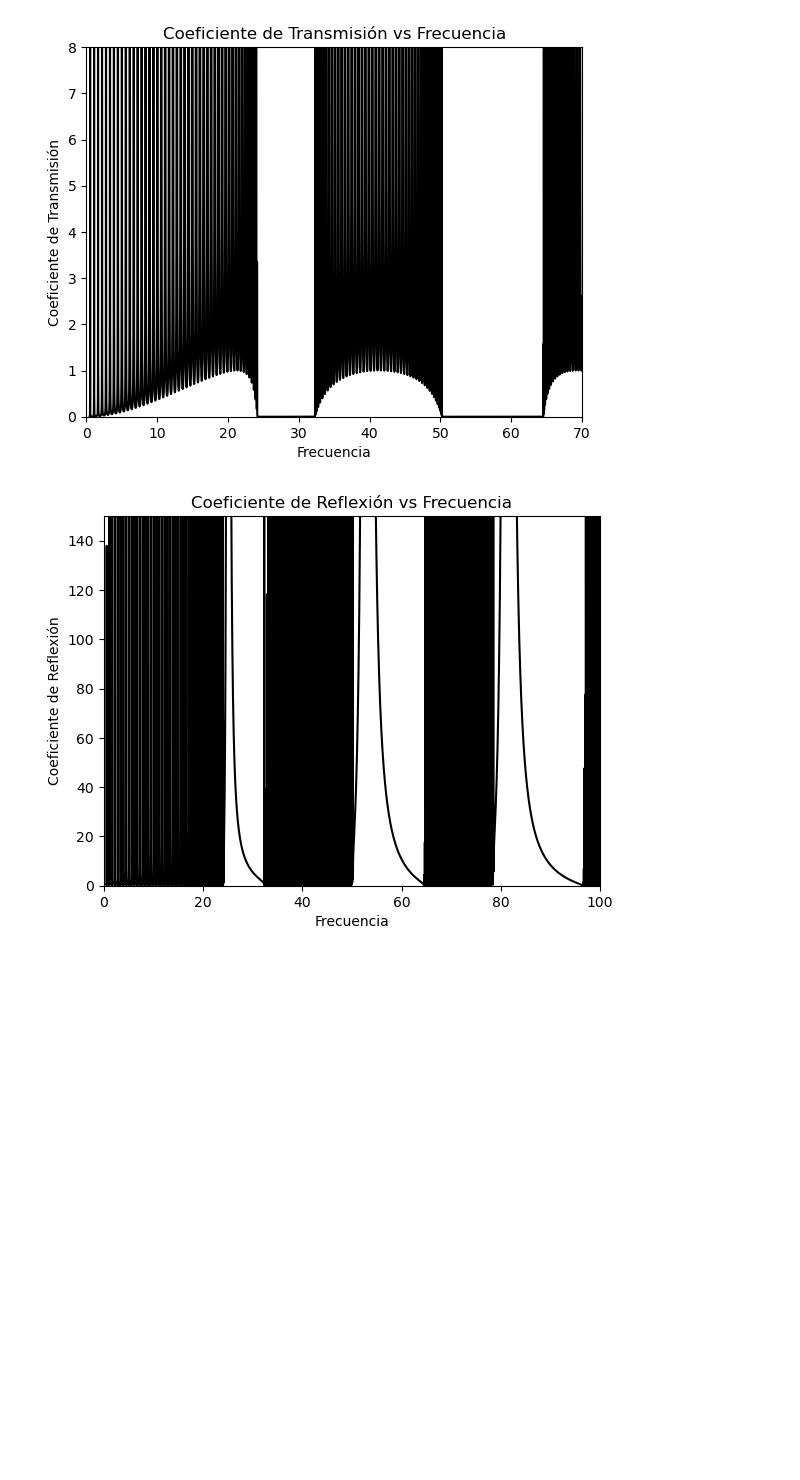
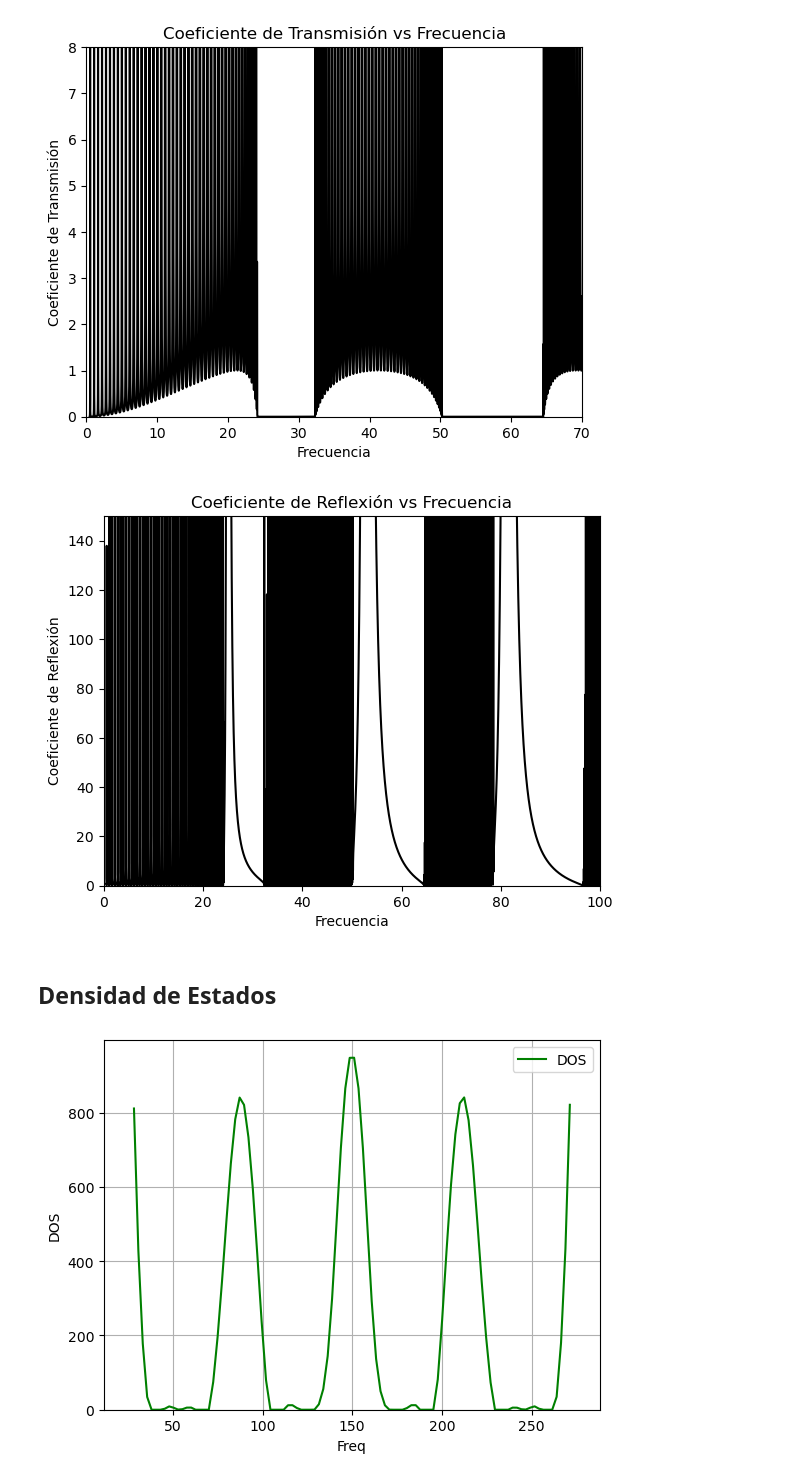
Before and after one commit to Jwpr-dpr/Tesis, a Jupyter notebook: CristalFotonico.ipynb, the cells around one changed output. Drawn from its saved outputs; the diff is of its cells as text; code cells hidden in the pictures; blank space fills up the shorter version.

```diff
--- a/CristalFotonico.ipynb
+++ b/CristalFotonico.ipynb
@@ -160,3 +149,37 @@ plt.show()
 # %% [output]
 [figure]
 [figure]
+# %% [markdown]
+## **Densidad de Estados**
+# %%
+datos = [vs[i] for i in range(len(vs)) if values[i] == 1]
+# %%
+from scipy.interpolate import interp1d
+
+y, bins, _ = plt.hist(datos, bins=30, alpha=0)
+
+x = 0.5 * (bins[:-1] + bins[1:])
+
+f = interp1d(x, y, kind='cubic')
+
+x_interp = np.linspace(min(x), max(x), 100)
+
+y_interp = f(x_interp)
+
+y_i = []
+for i in range(len(y_interp)):
+    if y_interp[i] < 0:
+        y_i.append(0)
+    else:
+        y_i.append(y_interp[i])
+
+
+
+plt.plot(x_interp, y_i, label='DOS', color='g')
+plt.xlabel('Freq')
+plt.ylabel('DOS')
+plt.legend()
+plt.grid(True)
+plt.show()
+# %% [output]
+[figure, added]
```
Also changed, not shown: parts of 2 cells of this notebook, 5 other files.
